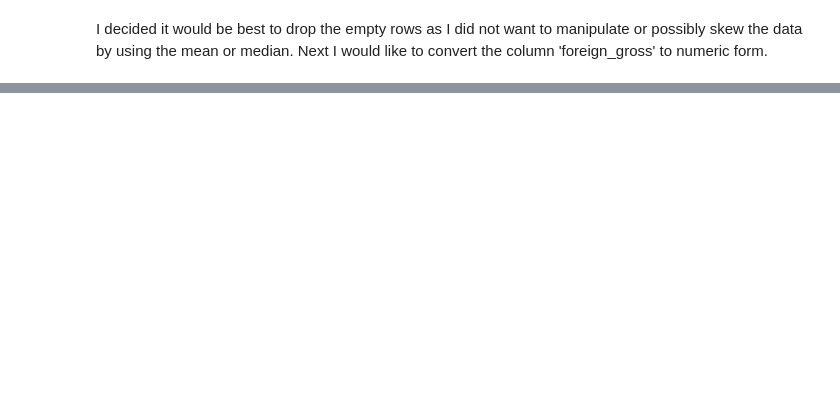
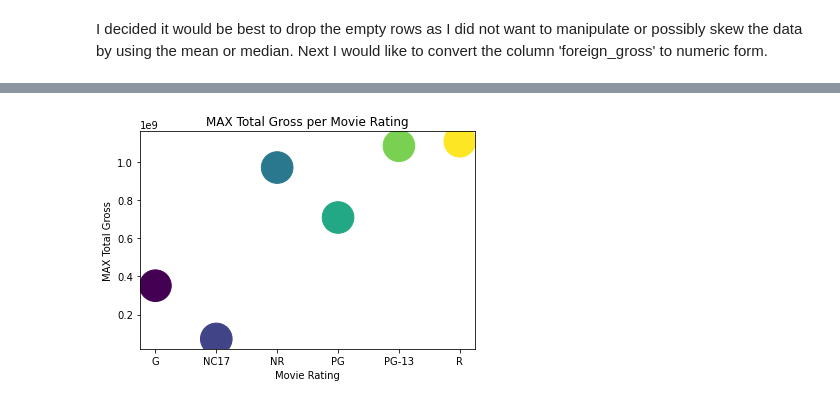
Before and after one commit to meowkaiser/STRONGEST_Project1, a Jupyter notebook: Matt's Project 1 Notebook.ipynb, the cells around one changed output, grey strips where cells are left out. Saved outputs shown, nothing was run; the diff lists cells and outputs as text; code cells hidden in the pictures; blank space fills up the shorter version.

```diff
--- a/Matt's Project 1 Notebook.ipynb
+++ b/Matt's Project 1 Notebook.ipynb
@@ -111,0 +405,8 @@ bom_df.set_index(['domestic_gross']).head()
+# %%
+#Now examine the Max total gross per rating to see if there is any discrepancies
+rating_max=joined_df.groupby(by=joined_df['rating']).max()
+# %%
+rating_max=rating_max.drop(['genre','director','writer','theater_date','dvd_date','runtime','title','studio2'],axis=1)
+# %%
+rating_max=rating_max.reset_index()
+rating_mean
@@ -111,0 +421,9 @@ bom_df.set_index(['domestic_gross']).head()
+# %%
+# Now with the Max total gross per movie rating we can visualize the possible ceiling of each movie rating
+fig, ax = plt.subplots()
+ax.scatter(x=rating_max['rating'],y=rating_max['total_gross'],c=colors,s=1000)
+ax.set_xlabel('Movie Rating')
+ax.set_ylabel('MAX Total Gross')
+ax.set_title('MAX Total Gross per Movie Rating');
+# %% [output]
+[figure, added]
```
Also changed, not shown: parts of 55 cells of this notebook.
